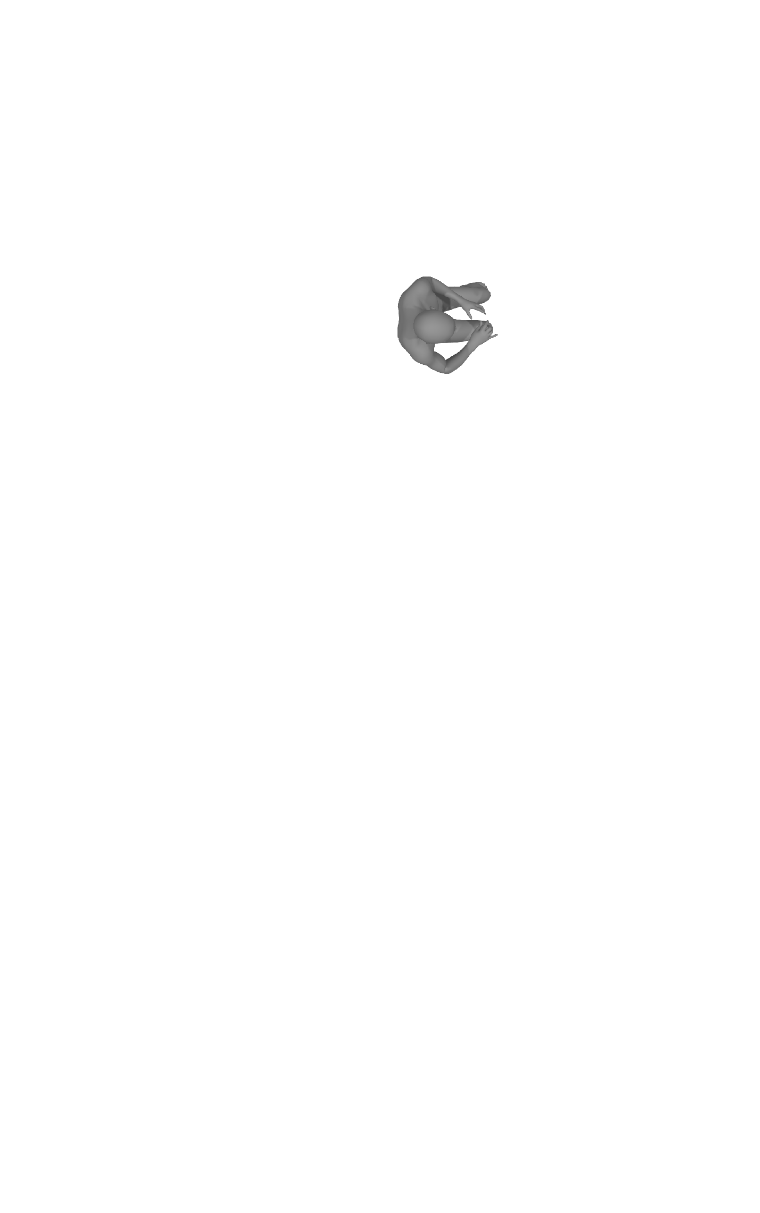
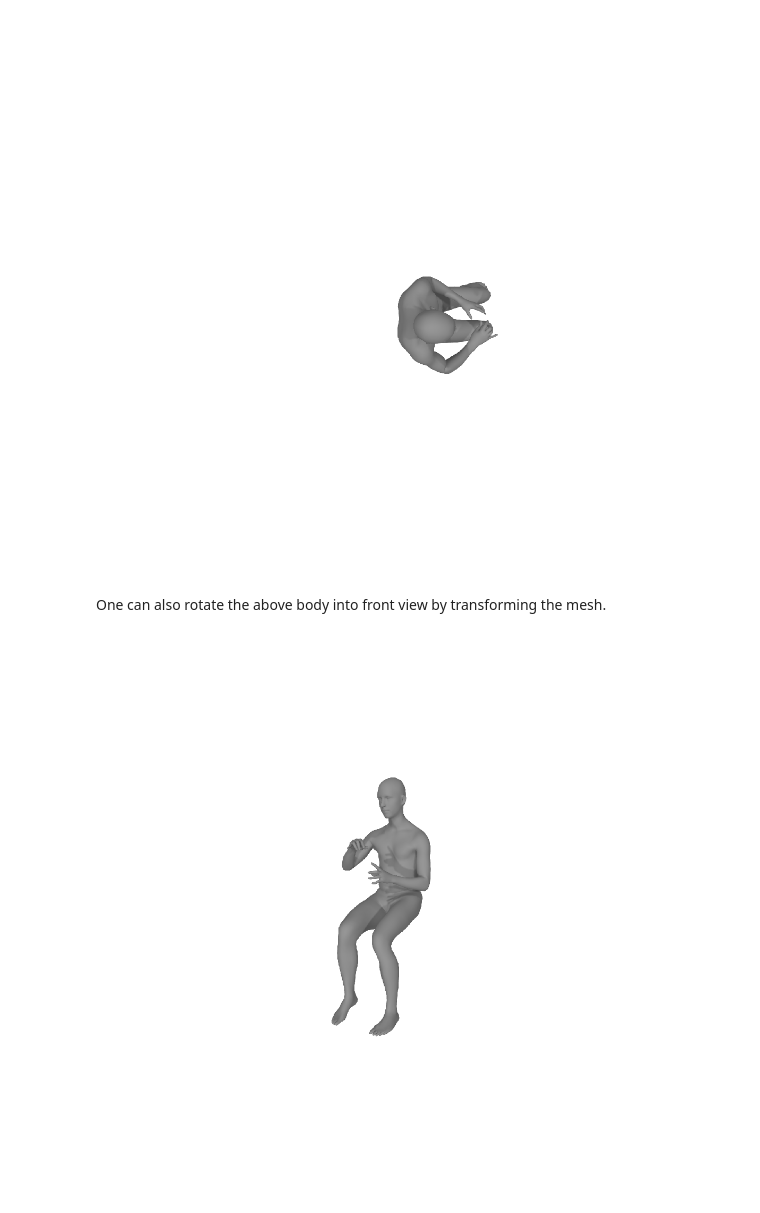
Before and after one commit to nghorbani/amass, a Jupyter notebook: notebooks/01-AMASS_Visualization.ipynb, the cells around one changed output. Cells and saved outputs as stored; diff of their text form; code cells hidden in the pictures; blank space fills up the shorter version.

Commit message:
Add tutorial section to show how to use apply_mesh_tranfsormations_

```diff
--- a/notebooks/01-AMASS_Visualization.ipynb
+++ b/notebooks/01-AMASS_Visualization.ipynb
@@ -136,3 +136,17 @@ body_image_wrorient = mv.render(render_wireframe=False)
 show_image(body_image_wrorient)
 # %% [output]
 [figure]
+# %% [markdown]
+One can also rotate the above body into front view by transforming the mesh.
+# %%
+from human_body_prior.tools.omni_tools import apply_mesh_tranfsormations_
+body = bm(pose_body=pose_body, pose_hand = pose_hand, betas=betas, dmpls=dmpls, root_orient=root_orient)
+body_mesh_wrorient = trimesh.Trimesh(vertices=c2c(body.v[0]), faces=faces, vertex_colors=np.tile(colors['grey'], (6890, 1)))
+apply_mesh_tranfsormations_([body_mesh_wrorient], trimesh.transformations.rotation_matrix(-90, (0, 0, 1)))
+apply_mesh_tranfsormations_([body_mesh_wrorient], trimesh.transformations.rotation_matrix(30, (1, 0, 0)))
+
+mv.set_static_meshes([body_mesh_wrorient])
+body_image_wrorient = mv.render(render_wireframe=False)
+show_image(body_image_wrorient)
+# %% [output]
+[figure, added]
```
